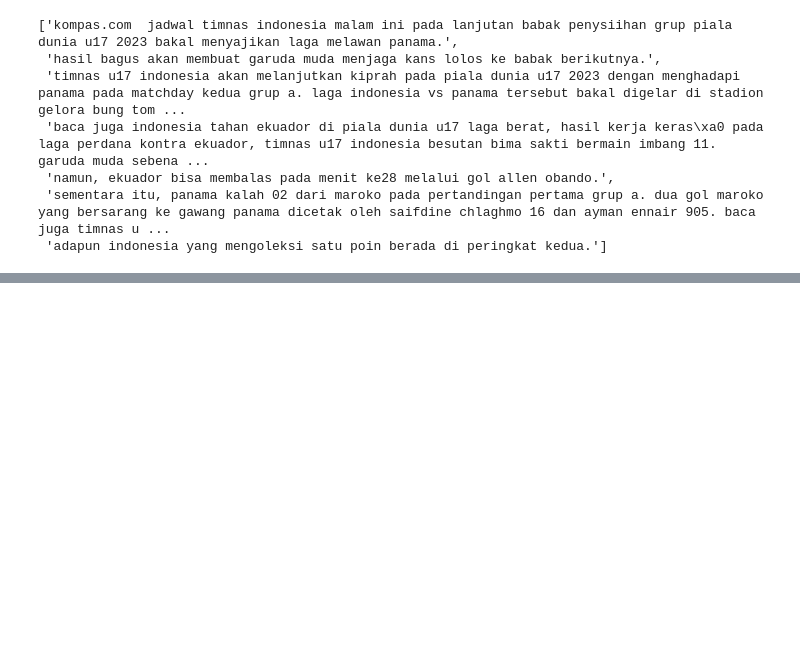
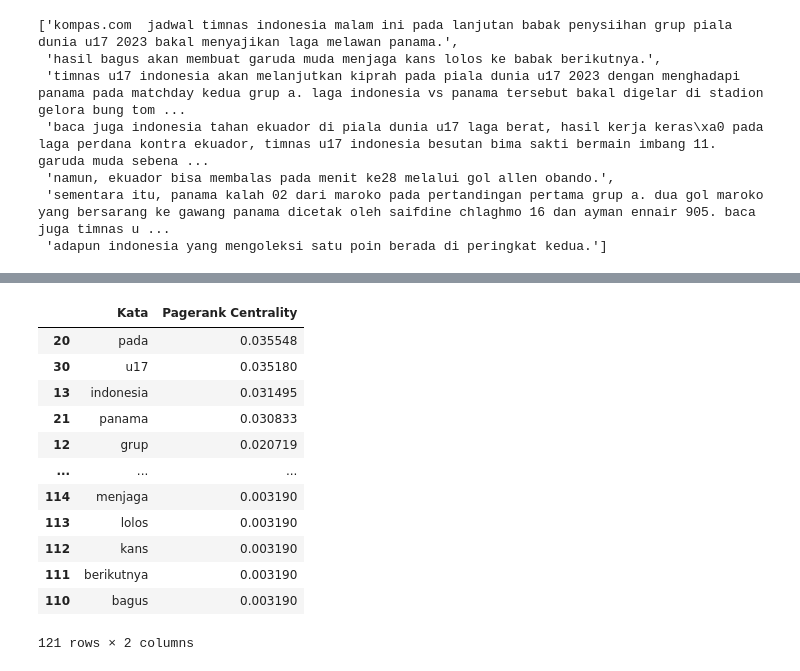
Before and after one commit to AliGhufron-28/ppw, a Jupyter notebook: _sources/notebooks5.ipynb, the cells around one changed output, grey strips where cells are left out. Cells and saved outputs as stored; diff of their text form; code cells hidden in the pictures; blank space fills up the shorter version.

```diff
--- a/_sources/notebooks5.ipynb
+++ b/_sources/notebooks5.ipynb
@@ -258,3 +324,24 @@ closeness_centrality
+# %%
+# Hitung centrality pada berita 1 dengan PageRank
+centrality = nx.pagerank(G)
+# Ubah ke dalam dataframe
+pagerank_df = pd.DataFrame(list(centrality.items()), columns=['Kata', 'Pagerank Centrality'])
+pagerank_df = pagerank_df.sort_values(by='Pagerank Centrality', ascending=False)
+pagerank_df
+# %% [output]
+|  | Kata | Pagerank Centrality |
+| 20 | pada | 0.035548 |
+| 30 | u17 | 0.035180 |
+| 13 | indonesia | 0.031495 |
+| 21 | panama | 0.030833 |
+| 12 | grup | 0.020719 |
+| ... | ... | ... |
+| 114 | menjaga | 0.003190 |
+| 113 | lolos | 0.003190 |
+| 112 | kans | 0.003190 |
+| 111 | berikutnya | 0.003190 |
+| 110 | bagus | 0.003190 |
+121 rows × 2 columns
 # %%
 # Mengurutkan peringkat kata-kata berdasarkan centrality
 sorted_centrality = sorted(centrality.items(), key=lambda x: x[1], reverse=True)
```
Also changed, not shown: parts of 38 cells of this notebook, 3 other files.
